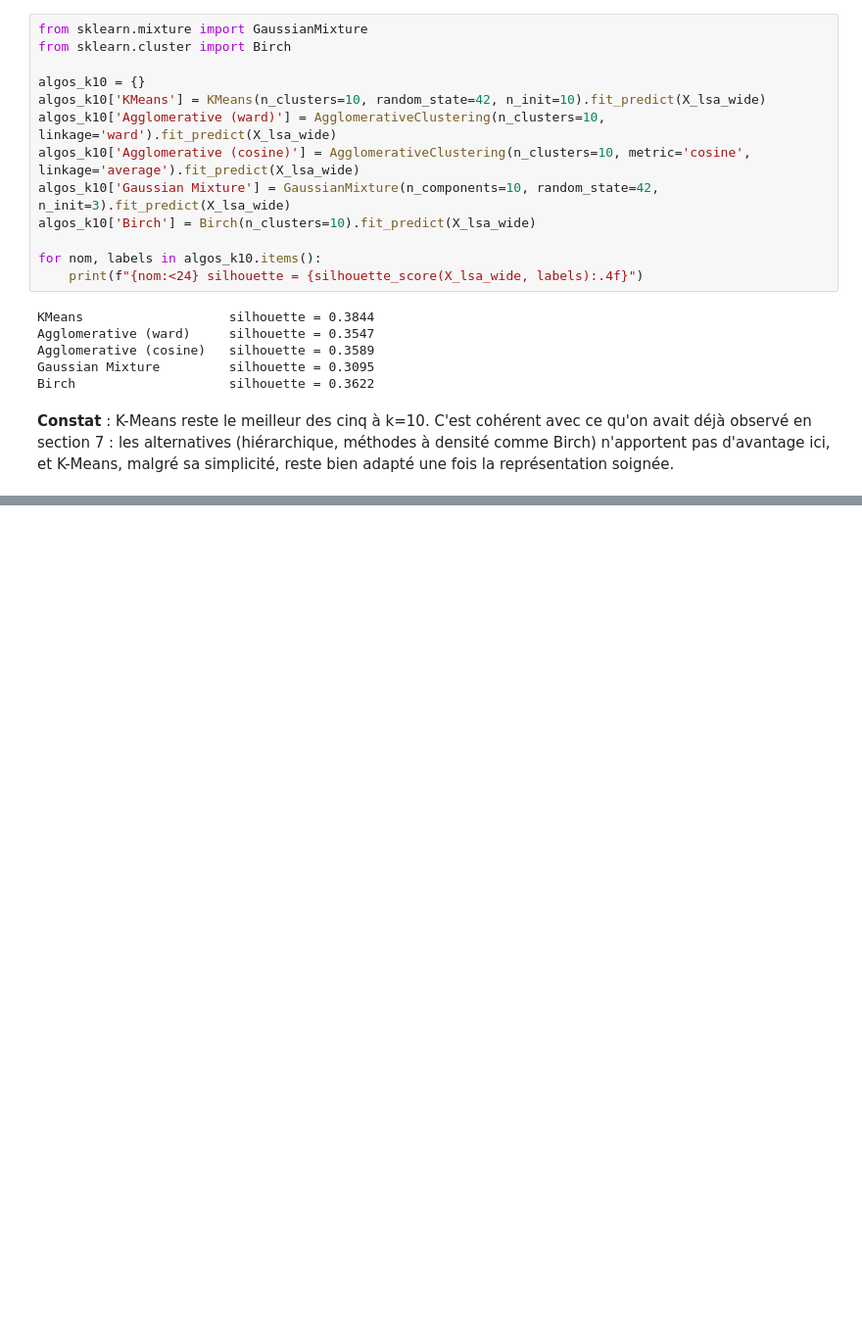
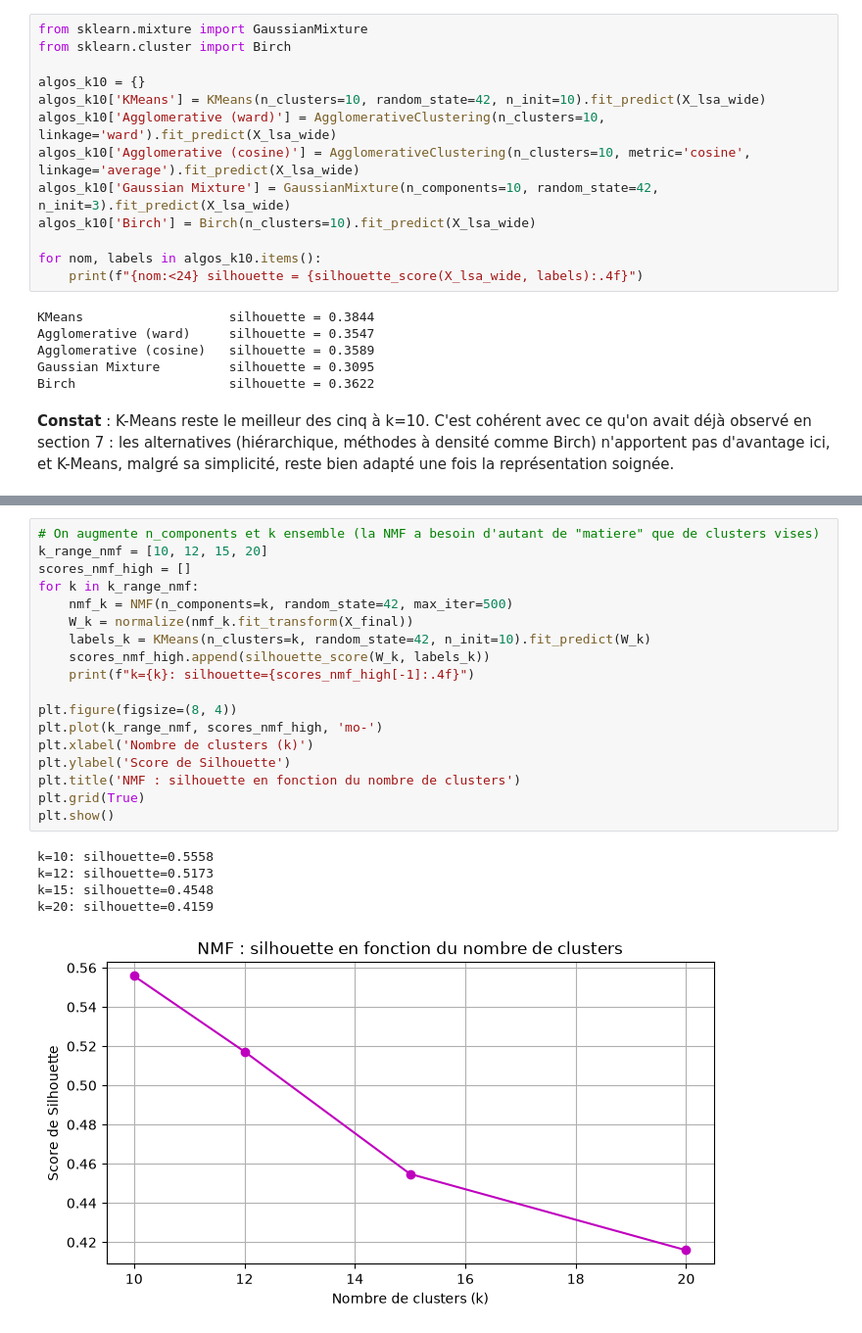
Before and after one commit to LouiSvon/cvrie, a Jupyter notebook: notebooks/unsupervised_learning.ipynb, the cells around one changed output, grey strips where cells are left out. Shown at 98% size. Saved outputs shown, nothing was run; the diff lists cells and outputs as text; blank space fills up the shorter version.

```diff
--- a/notebooks/unsupervised_learning.ipynb
+++ b/notebooks/unsupervised_learning.ipynb
@@ -537,0 +569,24 @@ Birch                    silhouette = 0.3622
+# %%
+# On augmente n_components et k ensemble (la NMF a besoin d'autant de "matiere" que de clusters vises)
+k_range_nmf = [10, 12, 15, 20]
+scores_nmf_high = []
+for k in k_range_nmf:
+    nmf_k = NMF(n_components=k, random_state=42, max_iter=500)
+    W_k = normalize(nmf_k.fit_transform(X_final))
+    labels_k = KMeans(n_clusters=k, random_state=42, n_init=10).fit_predict(W_k)
+    scores_nmf_high.append(silhouette_score(W_k, labels_k))
+    print(f"k={k}: silhouette={scores_nmf_high[-1]:.4f}")
+
+plt.figure(figsize=(8, 4))
+plt.plot(k_range_nmf, scores_nmf_high, 'mo-')
+plt.xlabel('Nombre de clusters (k)')
+plt.ylabel('Score de Silhouette')
+plt.title('NMF : silhouette en fonction du nombre de clusters')
+plt.grid(True)
+plt.show()
+# %% [output]
+k=10: silhouette=0.5558
+k=12: silhouette=0.5173
+k=15: silhouette=0.4548
+k=20: silhouette=0.4159
+[figure, added]
```
Also changed, not shown: parts of 18 cells of this notebook.
